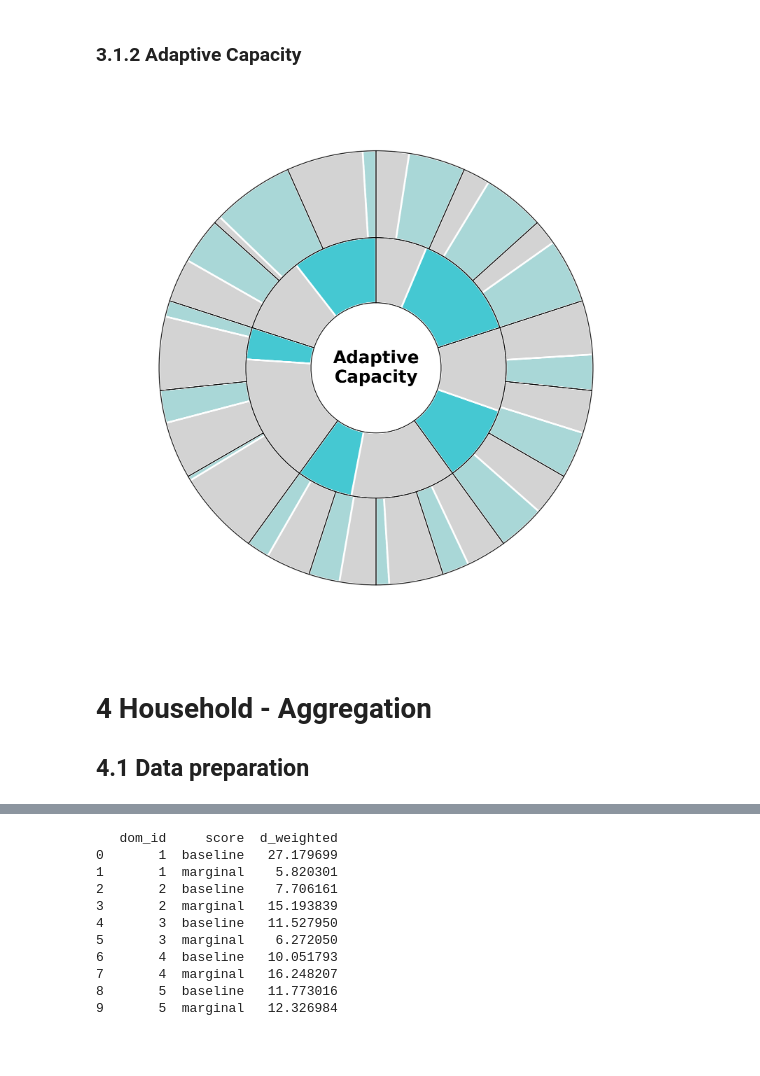
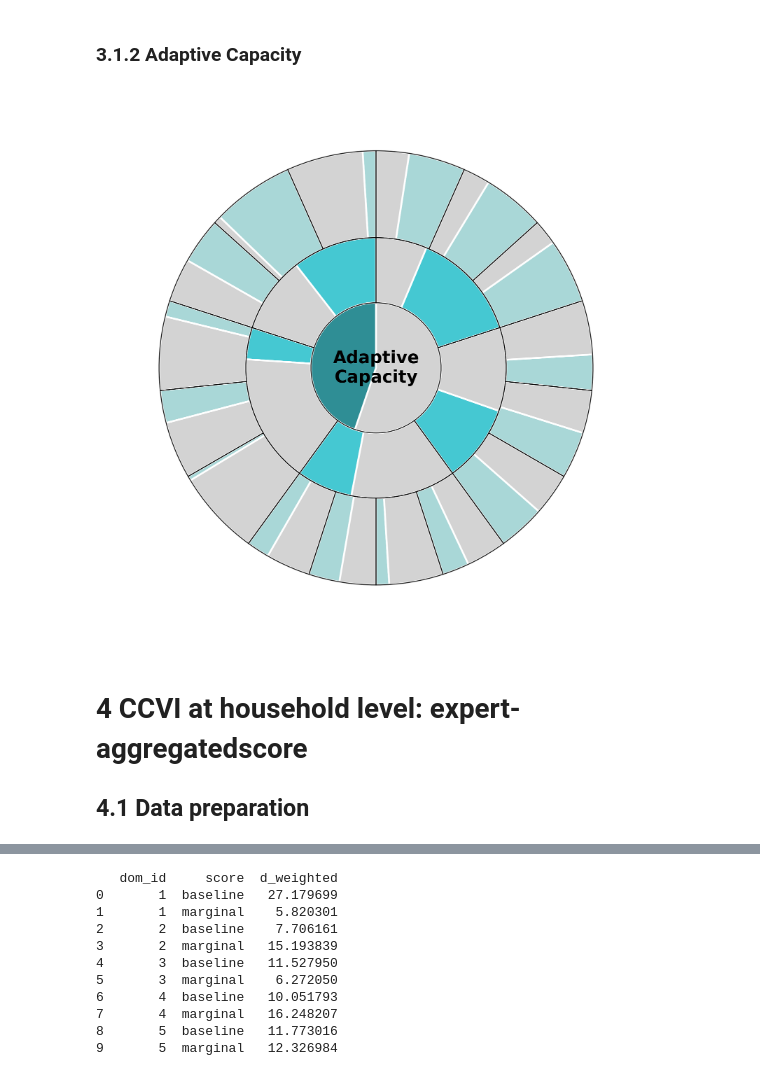
Before and after one commit to percyyvon-r/ccva, a Jupyter notebook: notebook/ccva_ypinb.ipynb, the cells around one changed output, grey strips where cells are left out. Drawn from its saved outputs; the diff is of its cells as text; code cells hidden in the pictures; blank space fills up the shorter version.

```diff
--- a/notebook/ccva_ypinb.ipynb
+++ b/notebook/ccva_ypinb.ipynb
@@ -800,0 +845,11 @@ mean_df_raw_full.to_csv("C:/Users/percy/Documents/studies/visual_studio_code/ccv
+# %%
+# Third aggregation : Dimension
+# Filter rows where type == "dimension"
+mean_df_raw_full_dimension = mean_df_raw_full[
+    (mean_df_raw_full["type"] == "dimension") ]
+
+# Create new column "d_weight" equal to "i_weight"
+mean_df_raw_full_dimension["d_weight"] = mean_df_raw_full_dimension["i_weight"]
+
+# Create new column "i_weighted"
+mean_df_raw_full_dimension["i_weighted"] = mean_df_raw_full_dimension["raw_mean"] * mean_df_raw_full_dimension["d_weight"]
@@ -801,3 +867,12 @@ mean_df_raw_full.to_csv("C:/Users/percy/Documents/studies/visual_studio_code/ccv
+# %%
+# Concatenate the aggregations
+aggregated_default = pd.concat([aggregated_indicator, mean_df_raw_full_dimension], ignore_index=True)
+
+# Create a new column named type_score that combines type and score
+aggregated_default["type_score"] = aggregated_default["type"] + "_" + aggregated_default["score"]
+
+# Save combined dataframe
+aggregated_default.to_csv("C:/Users/percy/Documents/studies/visual_studio_code/ccva/data/hh_default_aggregated.csv", index=False)
 # %% [markdown]
 ## 3.2 Plot
 ### 3.1.1 Sensitivity
@@ -922,14 +1006,11 @@ NameError: name 'mean_df_raw_full' is not defined
 # %% [markdown]
 ### 3.1.2 Adaptive Capacity
 # %%
-import pandas as pd
-import numpy as np
-import matplotlib.pyplot as plt
-from natsort import natsorted
 
 # --- Prepare the "actual" data (underneath) ---
-df = mean_df_raw_full[mean_df_raw_full["dimension"] == "Adaptive Capacity"]
+df = aggregated_default[aggregated_default["dimension"] == "Adaptive Capacity"]
 df = df.loc[natsorted(df.index, key=lambda x: df.loc[x, "id"])]
+dimension_df = df[df["type"] == "dimension"]
 domain_df = df[df["type"] == "domain"]
 indicator_df = df[df["type"] == "indicator"]
 
@@ -937,17 +1018,21 @@ color_map = {
     "indicator_baseline": "#A9D7D7",
     "indicator_marginal": "#D3D3D3",
     "domain_baseline": "#45C8D2",
-    "domain_marginal": "#D3D3D3"
+    "domain_marginal": "#D3D3D3",
+    "dimension_baseline": "#2F8E95",
+    "dimension_marginal": "#D3D3D3"
 }
 
+dimension_colors = dimension_df["type_score"].map(color_map)
 domain_colors = domain_df["type_score"].map(color_map)
 indicator_colors = indicator_df["type_score"].map(color_map)
 
+dimension_weights = dimension_df["i_weighted"]
 domain_weights = domain_df["i_weighted"]
 indicator_weights = indicator_df["i_weighted"]
 
 # --- Prepare the "default" baseline data (on top) ---
-df_default = ccva_default[ccva_default["dimension"] == "Adaptive Capacity"]
+df_default = ahp_default[ahp_default["dimension"] == "Adaptive Capacity"]
 df_domain_default = df_default[df_default["type"] == "domain"]
 domain_weights_default = df_domain_default.groupby("dom_id")["d_weight"].first()
 
@@ -959,8 +1044,8 @@ ids_default = df_indicator_default["id"]
 dds_default = df_domain_default["id"]
 
 # --- Default chart style with dashed edges ---
-default_fill_color = 'none'   # grayish fill
-default_alpha = 0.9               # 40% opacity
+default_fill_color = 'none'
+default_alpha = 0.9
 default_edge_color = "black"      # black outline
 default_edge_width = 0.7            # thick outline
 
@@ -980,6 +1065,14 @@ ax.pie(
     radius=0.6,
     startangle=90,
     colors=domain_colors,
+    wedgeprops=dict(width=0.3, edgecolor="white", linewidth=1.5)
+)
+
+ax.pie(
+    dimension_weights,
+    radius=0.3,
+    startangle=90,
+    colors=dimension_colors,
     wedgeprops=dict(width=0.3, edgecolor="white", linewidth=1.5)
 )
 
@@ -1008,38 +1101,38 @@ label_texts = []
 for wedge, label in zip(wedges_outer_default, ids_default):
     angle = (wedge.theta2 + wedge.theta1) / 2
     x = 0.80 * np.cos(np.deg2rad(angle))
     y = 0.80 * np.sin(np.deg2rad(angle))
     txt = ax.text(x, y, rf"$\mathbf{{{label}}}$", ha="center", va="center",
                   fontsize=10, color="black")
     label_texts.append(txt)
 
 for wedge, label in zip(wedges_inner_default, dds_default):
     angle = (wedge.theta2 + wedge.theta1) / 2
     x = 0.45 * np.cos(np.deg2rad(angle))
     y = 0.45 * np.sin(np.deg2rad(angle))
     txt = ax.text(x, y, rf"$\mathbf{{{label}}}$", ha="center", va="center",
                   fontsize=10, color="black")
     label_texts.append(txt)
 
 # --- Center text ---
 ax.text(0, 0, "Adaptive\nCapacity", ha="center", va="center", fontsize=14, weight="bold")
 # Equal aspect
 ax.set(aspect="equal")
 
 # Save with labels
-plt.savefig("C:/Users/percy/Documents/studies/visual_studio_code/ccva/output/adaptive_capacity_raw_hh_label.png", dpi=300, bbox_inches="tight")
+plt.savefig("C:/Users/percy/Documents/studies/visual_studio_code/ccva/output/graph/hh_default_AC_with_label.png", dpi=300, bbox_inches="tight")
 
 # Remove labels
 for txt in label_texts:
     txt.remove()
 
 # Save with labels
-plt.savefig("C:/Users/percy/Documents/studies/visual_studio_code/ccva/output/adaptive_capacity_raw_hh_no_label.png", dpi=300, bbox_inches="tight")
+plt.savefig("C:/Users/percy/Documents/studies/visual_studio_code/ccva/output/graph/hh_default_AC_no_label.png", dpi=300, bbox_inches="tight")
 plt.show()
 # %% [output]
-[figure, old version]
+[figure, new version]
 # %% [markdown]
-# 4 Household - Aggregation
+# 4 CCVI at household level: expert-aggregatedscore
 ## 4.1 Data preparation
 # %%
 # Use this data mean_df_raw
```
Also changed, not shown: parts of 69 cells of this notebook, 1 other file.
